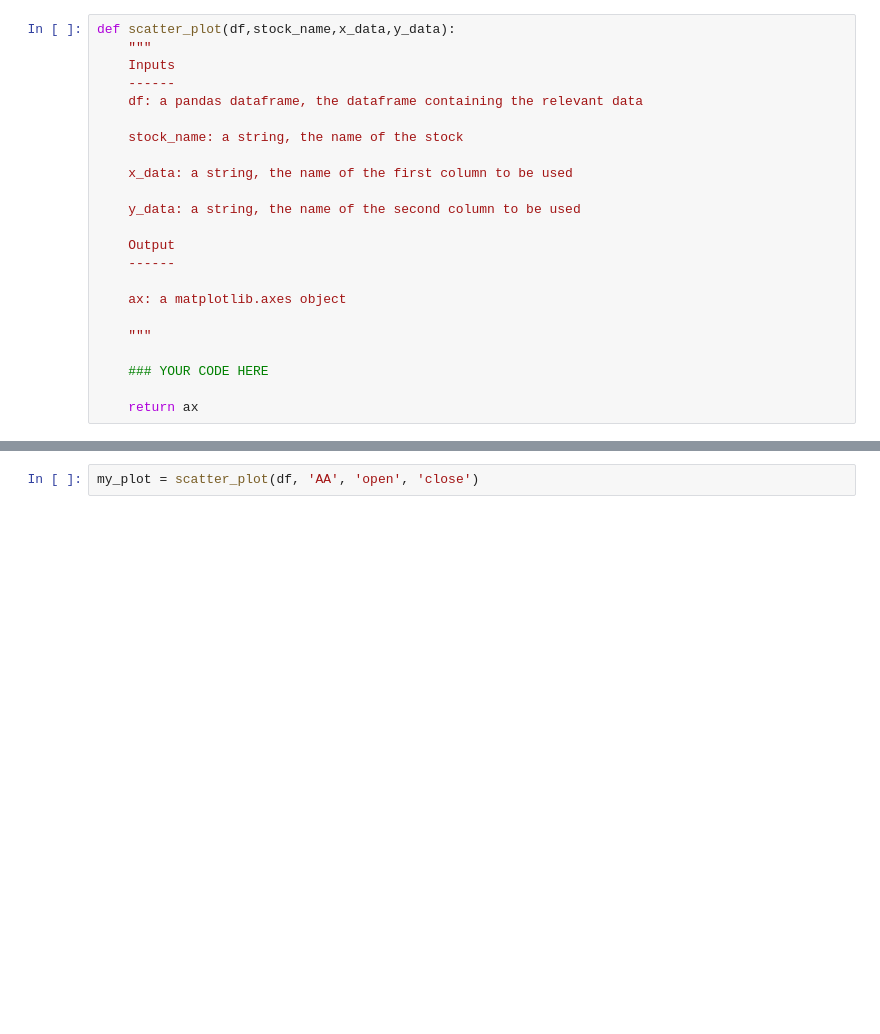
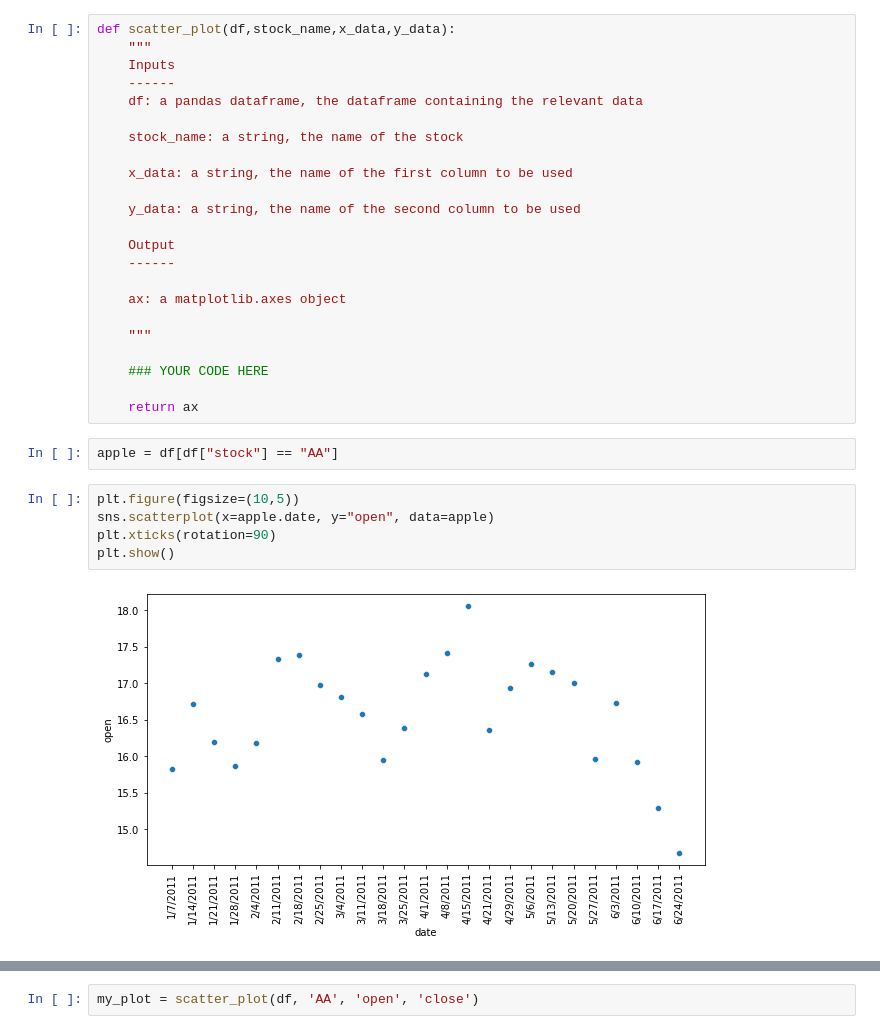
Before and after one commit to dennislamcv1/DAFA1, a Jupyter notebook: week7/m7_assignment.ipynb, the cells around one changed output, grey strips where cells are left out. Saved outputs shown, nothing was run; the diff lists cells and outputs as text; blank space fills up the shorter version.

```diff
--- a/week7/m7_assignment.ipynb
+++ b/week7/m7_assignment.ipynb
@@ -61,3 +70,12 @@ def scatter_plot(df,stock_name,x_data,y_data):
     ### YOUR CODE HERE
 
     return ax
+# %%
+apple = df[df["stock"] == "AA"]
+# %%
+plt.figure(figsize=(10,5))
+sns.scatterplot(x=apple.date, y="open", data=apple)
+plt.xticks(rotation=90)
+plt.show()
+# %% [output]
+[figure, added]
```
Also changed, not shown: parts of 9 cells of this notebook, 2 other files.
